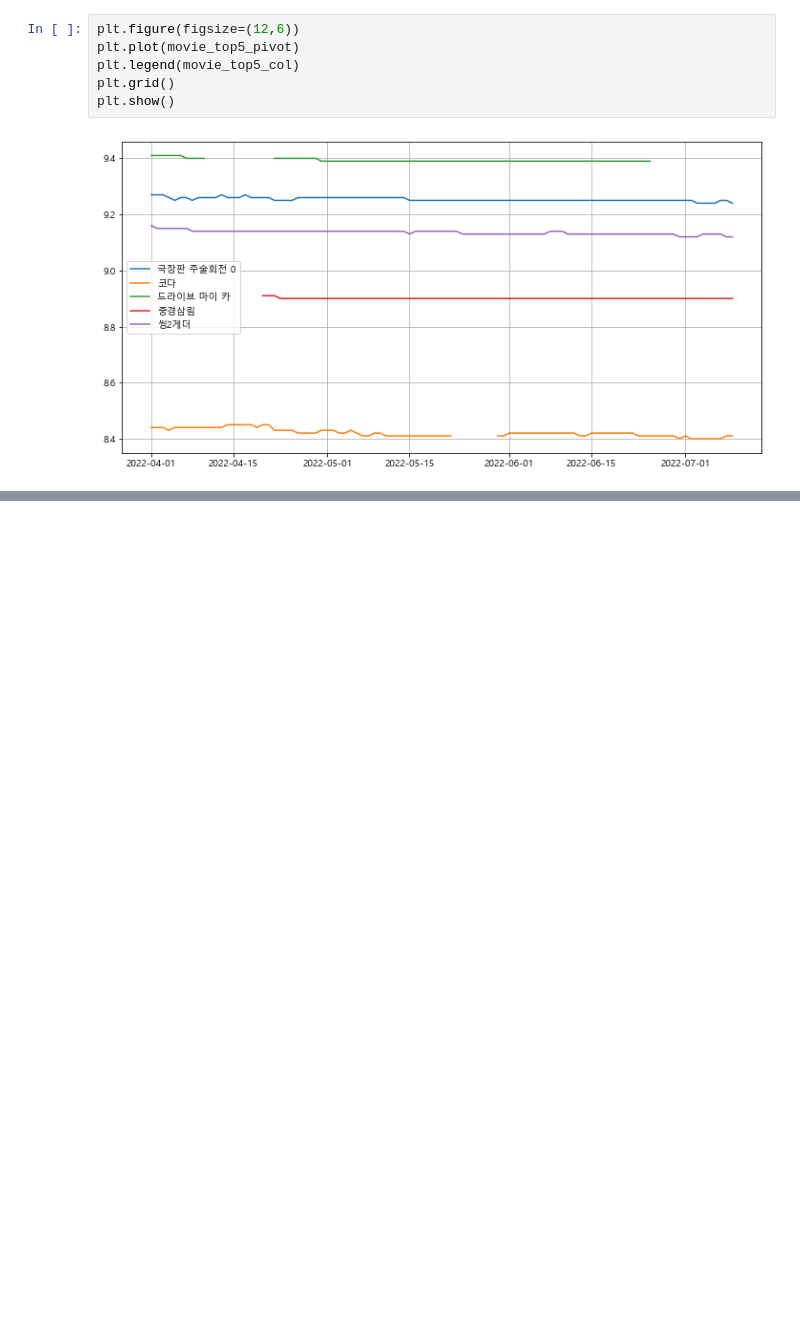
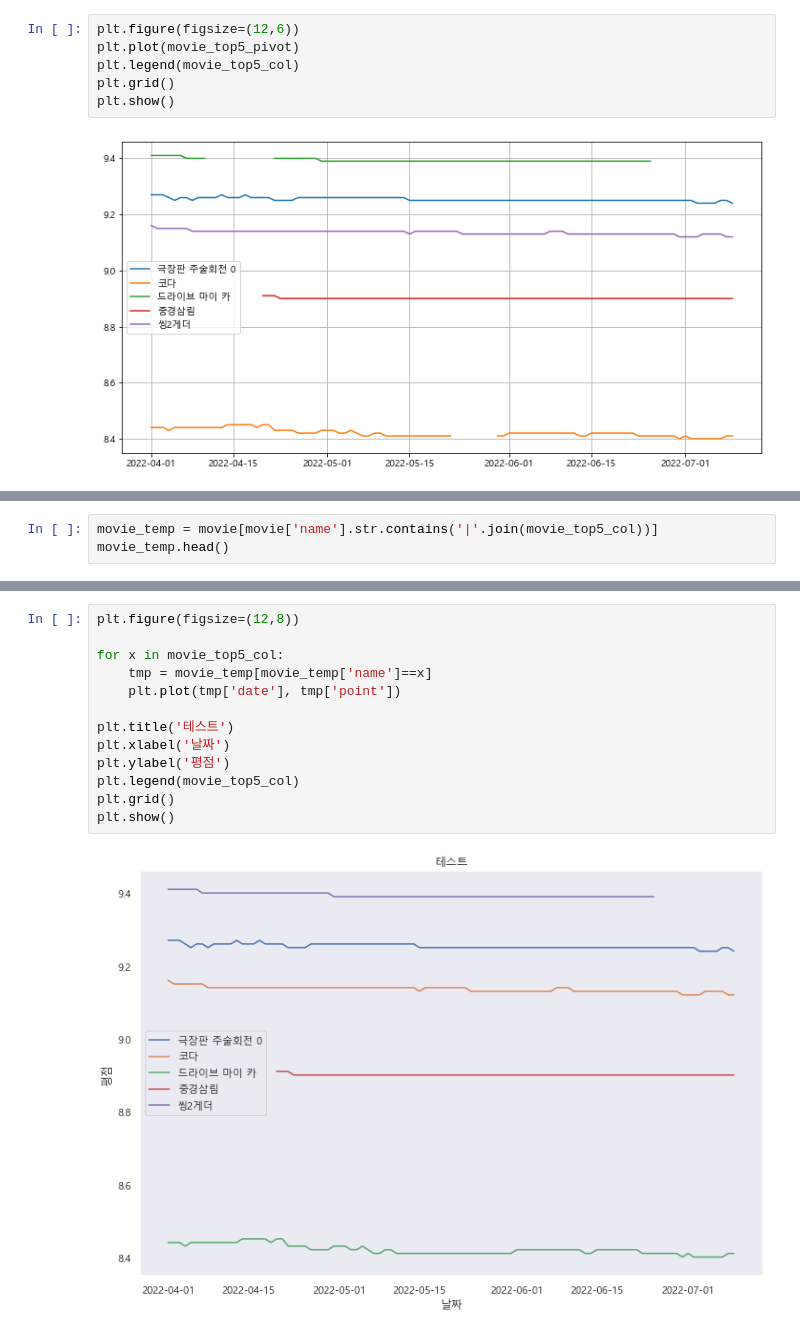
Before and after one commit to highfreshness/SeSAC, a Jupyter notebook: daily_test/2022-07-26_웹스크래핑.ipynb, the cells around one changed output, grey strips where cells are left out. Cells and saved outputs as stored; diff of their text form; blank space fills up the shorter version.

```diff
--- a/daily_test/2022-07-26_웹스크래핑.ipynb
+++ b/daily_test/2022-07-26_웹스크래핑.ipynb
@@ -179,0 +182,3 @@ plt.show()
+# %%
+movie_temp = movie[movie['name'].str.contains('|'.join(movie_top5_col))]
+movie_temp.head()
@@ -179,0 +192,15 @@ plt.show()
+# %%
+plt.figure(figsize=(12,8))
+
+for x in movie_top5_col:
+    tmp = movie_temp[movie_temp['name']==x]
+    plt.plot(tmp['date'], tmp['point'])
+
+plt.title('테스트')
+plt.xlabel('날짜')
+plt.ylabel('평점')
+plt.legend(movie_top5_col)
+plt.grid()
+plt.show()
+# %% [output]
+[figure, added]
```
Also changed, not shown: parts of 2 cells of this notebook.
